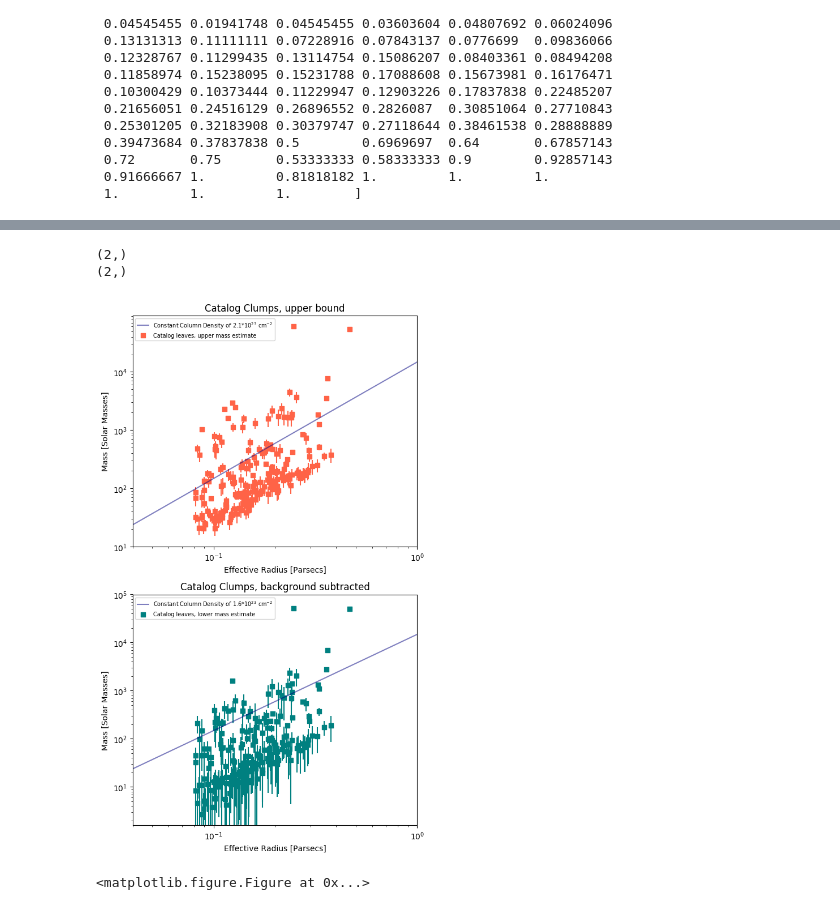
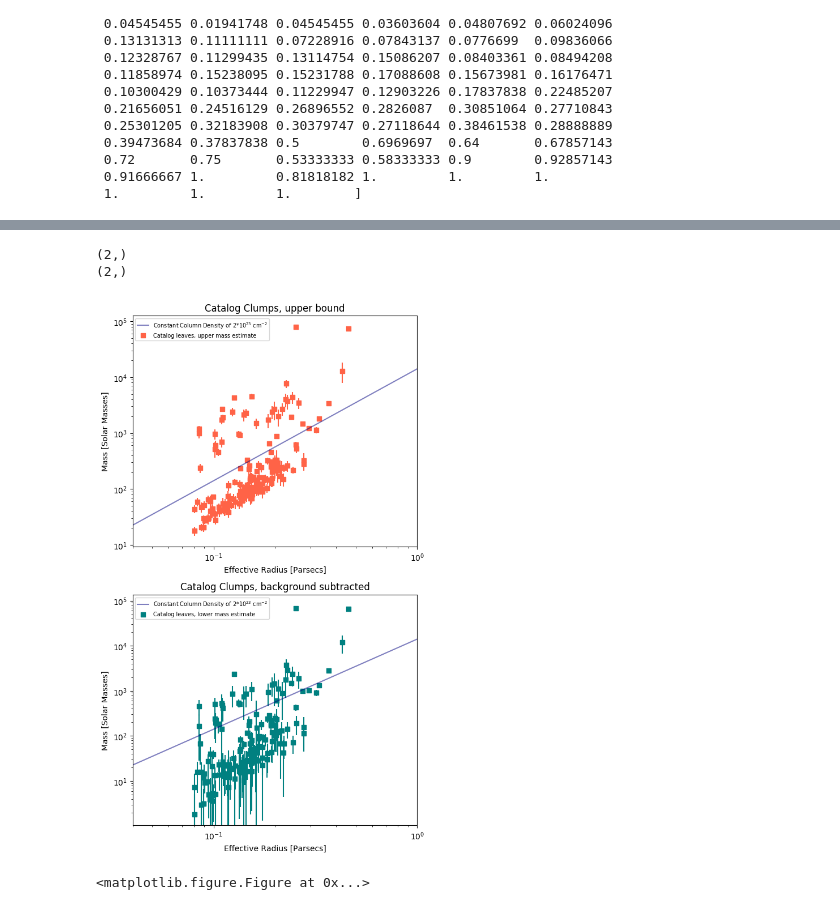
Before and after one commit to hpthatchfield/astrophys, a Jupyter notebook: paper_catalog_scripts.ipynb, the cells around one changed output, grey strips where cells are left out. Drawn from its saved outputs; the diff is of its cells as text; code cells hidden in the pictures.

Commit message:
catalog progress and added unit conversion utility

```diff
--- a/paper_catalog_scripts.ipynb
+++ b/paper_catalog_scripts.ipynb
@@ -543,9 +545,9 @@ NameError: name 'final_table' is not defined
 # %%
 ### Load tables
 
-targetname = '_rms6e6_dv3_dd1_dp50_pp6_pm3_gal_5-1-19'
+targetname = '_rms1e7_dv3_dd1_dp50_pp6_pm2_gal_5-28-19'
 targetid = targetname+'.fits'
-path = os.path.expanduser('/Users/hph/cmzoom_catalog/catalog_5-1-19/')
+path = os.path.expanduser('/Users/hph/cmzoom_catalog/catalog_5-28-19/')
 sma_path = path
 herschel_path = path
 catalog_path = path
@@ -923,7 +925,7 @@ plt.rcParams.update({'font.size': 10}) #set fontsize
 #radius_vals = radius_from_mass_const_col_density(mass,2.1*10**23)
 mass_bin = np.array([min(mass),max(mass)])
 print mass_bin.shape
-radius_vals = radius_from_mass_const_col_density(mass_bin,2.1*10**23)
+radius_vals = radius_from_mass_const_col_density(mass_bin,2.0*10**23)
 print radius_vals.shape
 
 f = plt.figure(figsize=(6,10))
@@ -934,7 +936,7 @@ f = plt.figure(figsize=(6,10))
 ax1 = f.add_subplot(211)
 ax1.set_title('Catalog Clumps, upper bound')
 ax1.scatter(r_eff_pc, mass,s=30, color='tomato',alpha=1.,marker='s',label='Catalog leaves, upper mass estimate')
-ax1.plot(radius_vals,mass_bin,color='navy',label='Constant Column Density of 2.1*10$^{23}$ cm$^{-2}$',alpha=0.5)
+ax1.plot(radius_vals,mass_bin,color='navy',label='Constant Column Density of 2*10$^{23}$ cm$^{-2}$',alpha=0.5)
 ax1.errorbar(x=r_eff_pc, y=mass, yerr=noise_mass, ls='none',color='tomato')
 
 legend = plt.legend(loc='upper left', shadow=False, fontsize=7)#'x-large')
@@ -945,35 +947,35 @@ ax1.set_xlim(4e-2,1.0)
 
 ax2 = f.add_subplot(212)
 ax2.set_title('Catalog Clumps, background subtracted')
 ax2.scatter(r_eff_pc,mass_bgsub, s=30, color='teal',alpha=1.,marker='s',label='Catalog leaves, lower mass estimate')
-ax2.plot(radius_vals,mass_bin,color='navy',label='Constant Column Density of 1.6*10$^{23}$ cm$^{-2}$',alpha=0.5)
+ax2.plot(radius_vals,mass_bin,color='navy',label='Constant Column Density of 2*10$^{23}$ cm$^{-2}$',alpha=0.5)
 ax2.errorbar(x=r_eff_pc, y=mass_bgsub, yerr=noise_mass, ls='none',color='teal')
 legend = plt.legend(loc='upper left', shadow=False, fontsize=7)#'x-large')
 
 ax2.set_xlabel('Effective Radius [Parsecs]')
 ax2.set_ylabel('Mass [Solar Masses]')
 ax2.set_xlim(4e-2,1.0)
 
 
 ax1.set_xscale("log")
 ax1.set_yscale("log")
 ax2.set_xscale("log")
 ax2.set_yscale("log")
 
 #plt.gcf().subplots_adjust(bottom=0.2) #make room for x-axis
 
 
 plt.tight_layout()
 
 # Save figure
 # Need to save it as a PDF, otherewise, lose transparency
 plt.savefig(figure_path + 'twofig_subtracted_mass_radius'+targetname+'.pdf',
             format='pdf', dpi=100, bbox_inches='tight')
 plt.show()
 # %% [output]
 (2,)
 (2,)
-[figure, old version]
+[figure, new version]
 # %%
 plt.rcParams.update({'font.size': 24}) #set fontsize
 mrfig = plt.figure(3,figsize=(13,6))
```
Also changed, not shown: parts of 12 cells of this notebook, 2 other files.
